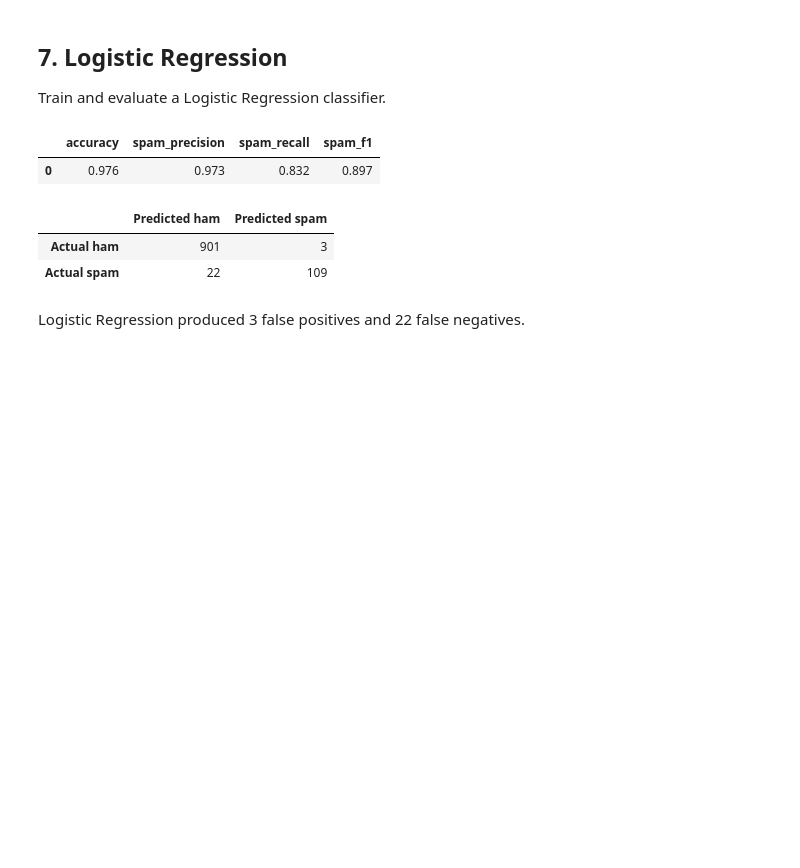
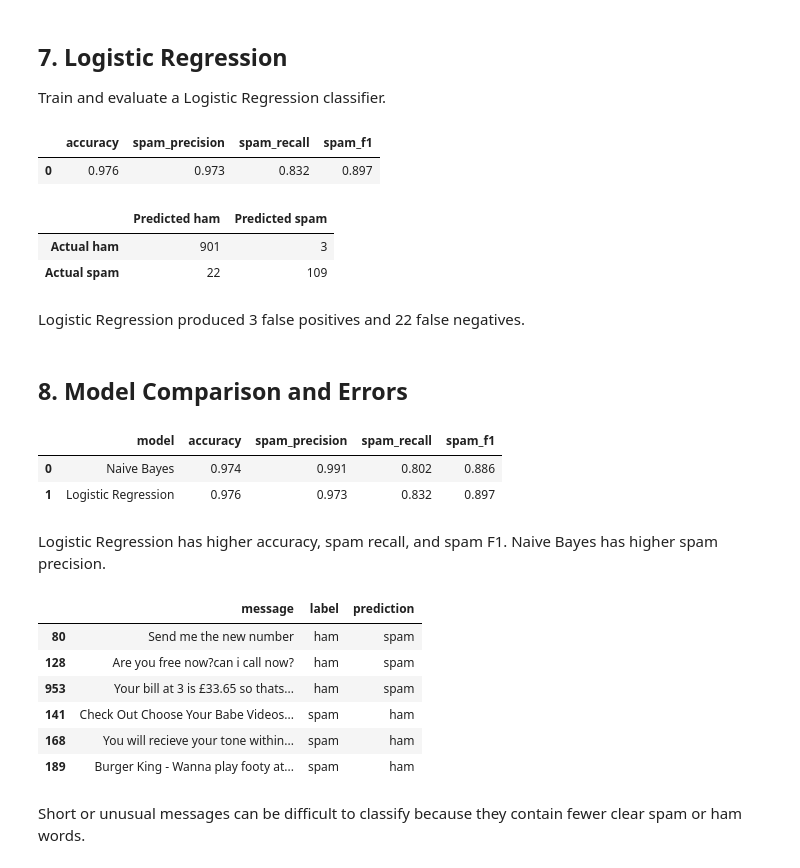
Before and after one commit to fajluna/sms-spam-detection, a Jupyter notebook: notebooks/sms_spam.ipynb, the cells around one changed output. Saved outputs shown, nothing was run; the diff lists cells and outputs as text; code cells hidden in the pictures; blank space fills up the shorter version.

Commit message:
Compare classical models

```diff
--- a/notebooks/sms_spam.ipynb
+++ b/notebooks/sms_spam.ipynb
@@ -385,3 +385,45 @@ lr_confusion
 | Actual spam | 22 | 109 |
 # %% [markdown]
 Logistic Regression produced 3 false positives and 22 false negatives.
+# %% [markdown]
+## 8. Model Comparison and Errors
+# %%
+model_comparison = pd.concat([
+    nb_metrics.assign(model="Naive Bayes"),
+    lr_metrics.assign(model="Logistic Regression"),
+], ignore_index=True)
+
+model_comparison = model_comparison[[
+    "model", "accuracy", "spam_precision", "spam_recall", "spam_f1"
+]]
+model_comparison
+# %% [output]
+|  | model | accuracy | spam_precision | spam_recall | spam_f1 |
+| 0 | Naive Bayes | 0.974 | 0.991 | 0.802 | 0.886 |
+| 1 | Logistic Regression | 0.976 | 0.973 | 0.832 | 0.897 |
+# %% [markdown]
+Logistic Regression has higher accuracy, spam recall, and spam F1. Naive Bayes has higher spam precision.
+# %%
+test_results = test_df[["message", "label"]].copy()
+test_results["prediction"] = lr_predictions
+
+false_positives = test_results[
+    (test_results["label"] == "ham") & (test_results["prediction"] == "spam")
+].head(3)
+
+false_negatives = test_results[
+    (test_results["label"] == "spam") & (test_results["prediction"] == "ham")
+].head(3)
+
+error_examples = pd.concat([false_positives, false_negatives])
+error_examples
+# %% [output]
+|  | message | label | prediction |
+| 80 | Send me the new number | ham | spam |
+| 128 | Are you free now?can i call now? | ham | spam |
+| 953 | Your bill at 3 is £33.65 so thats... | ham | spam |
+| 141 | Check Out Choose Your Babe Videos... | spam | ham |
+| 168 | You will recieve your tone within... | spam | ham |
+| 189 | Burger King - Wanna play footy at... | spam | ham |
+# %% [markdown]
+Short or unusual messages can be difficult to classify because they contain fewer clear spam or ham words.
```
Also changed, not shown: parts of 1 cell of this notebook.
